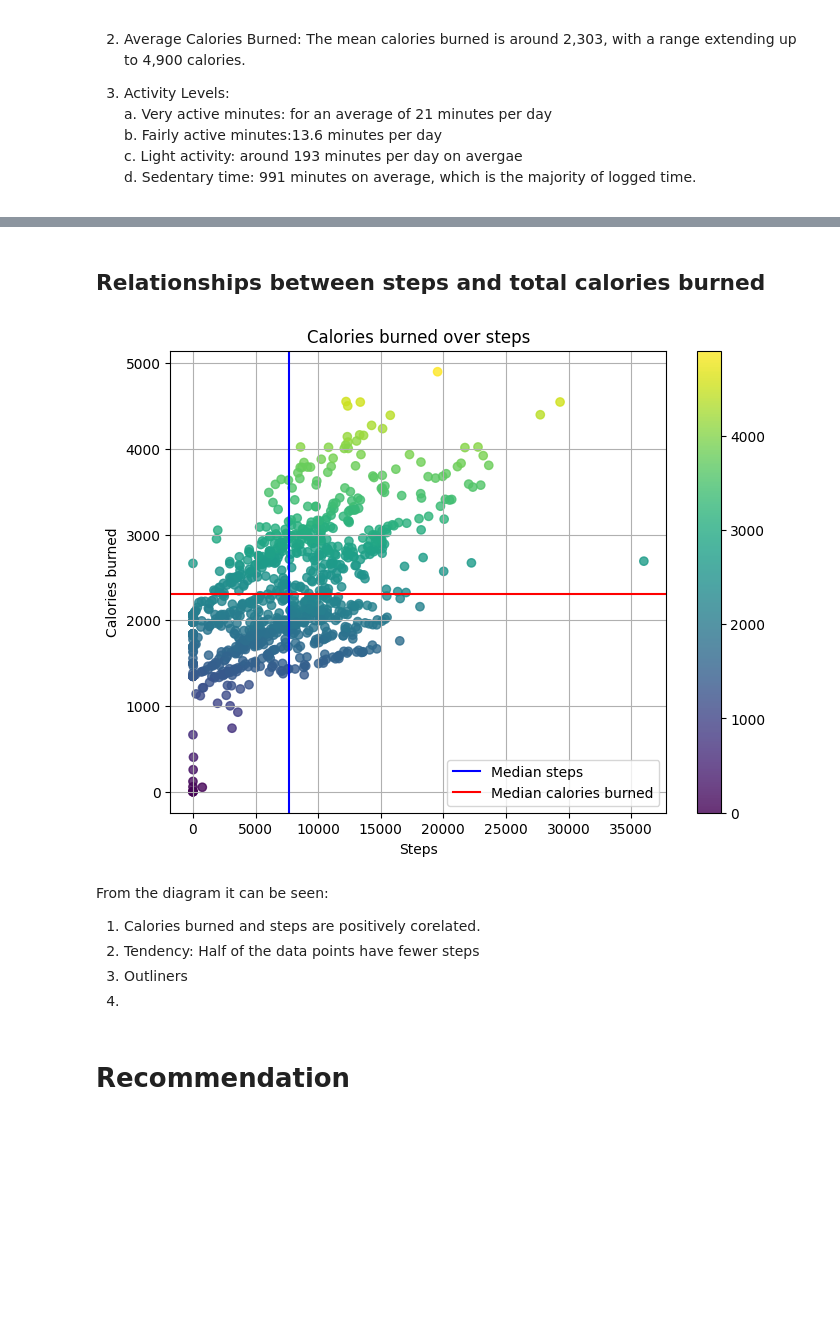
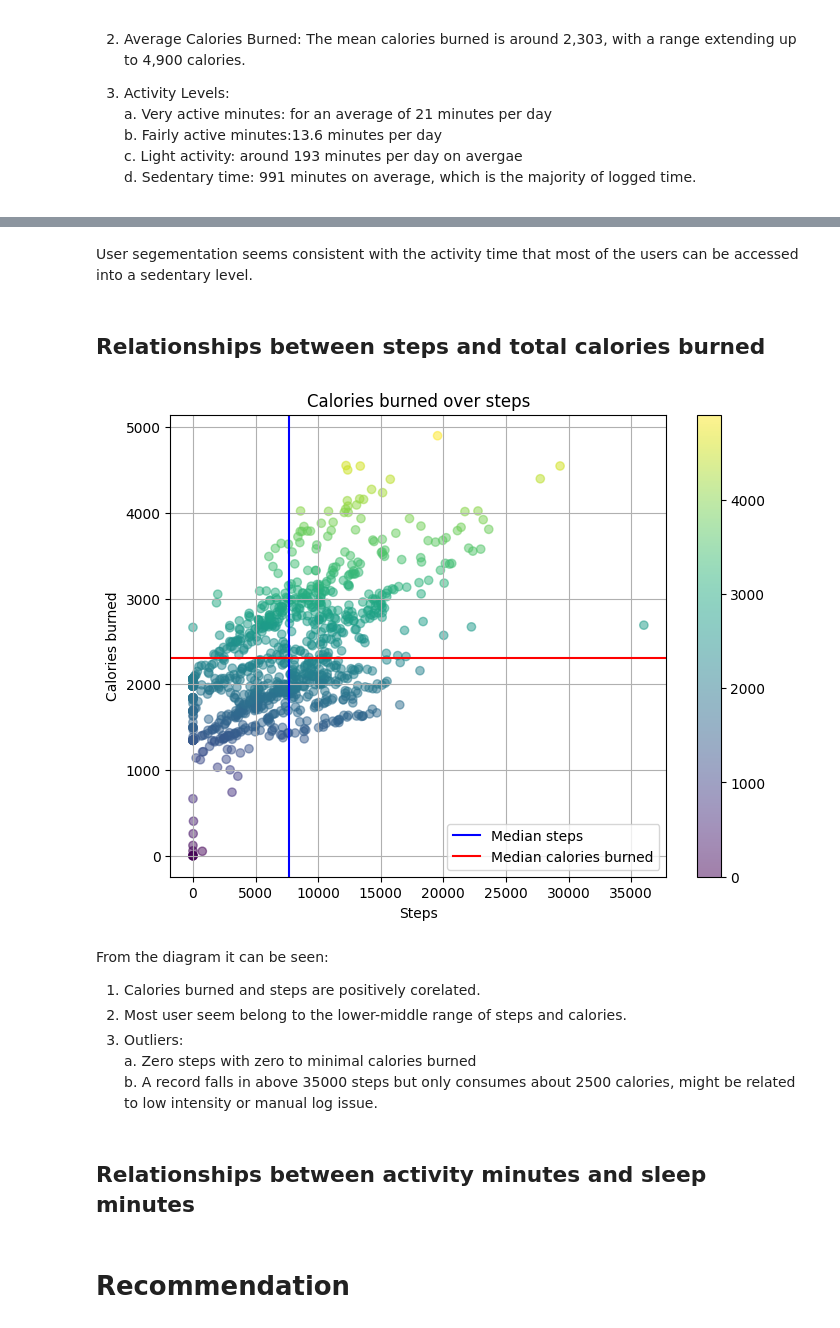
Before and after one commit to Alex-the-fish/Bellabeat-data-analysis-project, a Jupyter notebook: Bellabeat Analysis.ipynb, the cells around one changed output, grey strips where cells are left out. Saved outputs shown, nothing was run; the diff lists cells and outputs as text; code cells hidden in the pictures; blank space fills up the shorter version.

Commit message:
user activity level

```diff
--- a/Bellabeat Analysis.ipynb
+++ b/Bellabeat Analysis.ipynb
@@ -514,0 +501,11 @@ weight.describe()
+# %%
+# segment users in to activity levels based on total steps
+activity_level_bins = [0, 5000, 7500, 10000, 12500, 40000]
+activity_labels = ['Sedentary','Low Active', 'Somewhat Active', 'Active', 'Highly Active']
+activity['activity_level'] = pd.cut(activity['total_steps'],
+                                          bins = activity_level_bins,
+                                          labels = activity_labels,
+                                          include_lowest = True)
+
+# Group by avtivity level
+activity_level_summary = activity.groupby('activity_level')
@@ -515,35 +547,39 @@ weight.describe()
+# %% [markdown]
+User segementation seems consistent with the activity time that most of the users can be accessed into a sedentary level.
 # %% [markdown]
 ## Relationships between steps and total calories burned
 # %%
 # plotting scatter plot
 plt.style.use("default")
 plt.figure(figsize=(8,6))
 plt.scatter(activity.total_steps, activity.calories,
-            alpha = 0.8, c = activity.calories,
+            alpha = 0.5, c = activity.calories,
             cmap = "viridis")
 
 # add mdiam value
 median_calories = 2303
 median_steps = 7638
 
 plt.colorbar(orientation = "vertical")
 plt.axvline(median_steps, color = "Blue", label = "Median steps")
 plt.axhline(median_calories, color = "Red", label = "Median calories burned")
 plt.xlabel("Steps")
 plt.ylabel("Calories burned")
 plt.title("Calories burned over steps")
 plt.grid(True)
 plt.legend()
 plt.show()
 # %% [output]
-[figure, old version]
+[figure, new version]
-# %% [markdown]
-From the diagram it can be seen:
-
-1. Calories burned and steps are positively corelated.
-2. Tendency:
-Half of the data points have fewer steps
-3. Outliners
-4.
+# %% [markdown]
+From the diagram it can be seen:
+
+1. Calories burned and steps are positively corelated.
+2. Most user seem belong to the lower-middle range of steps and calories.
+3. Outliers:<br>
+    a. Zero steps with zero to minimal calories burned <br>
+    b. A record falls in above 35000 steps but only consumes about 2500 calories, might be related to low intensity or manual log issue. <br>
+# %% [markdown]
+## Relationships between activity minutes and sleep minutes
 # %% [markdown]
 # Recommendation
```
Also changed, not shown: parts of 9 cells of this notebook.
